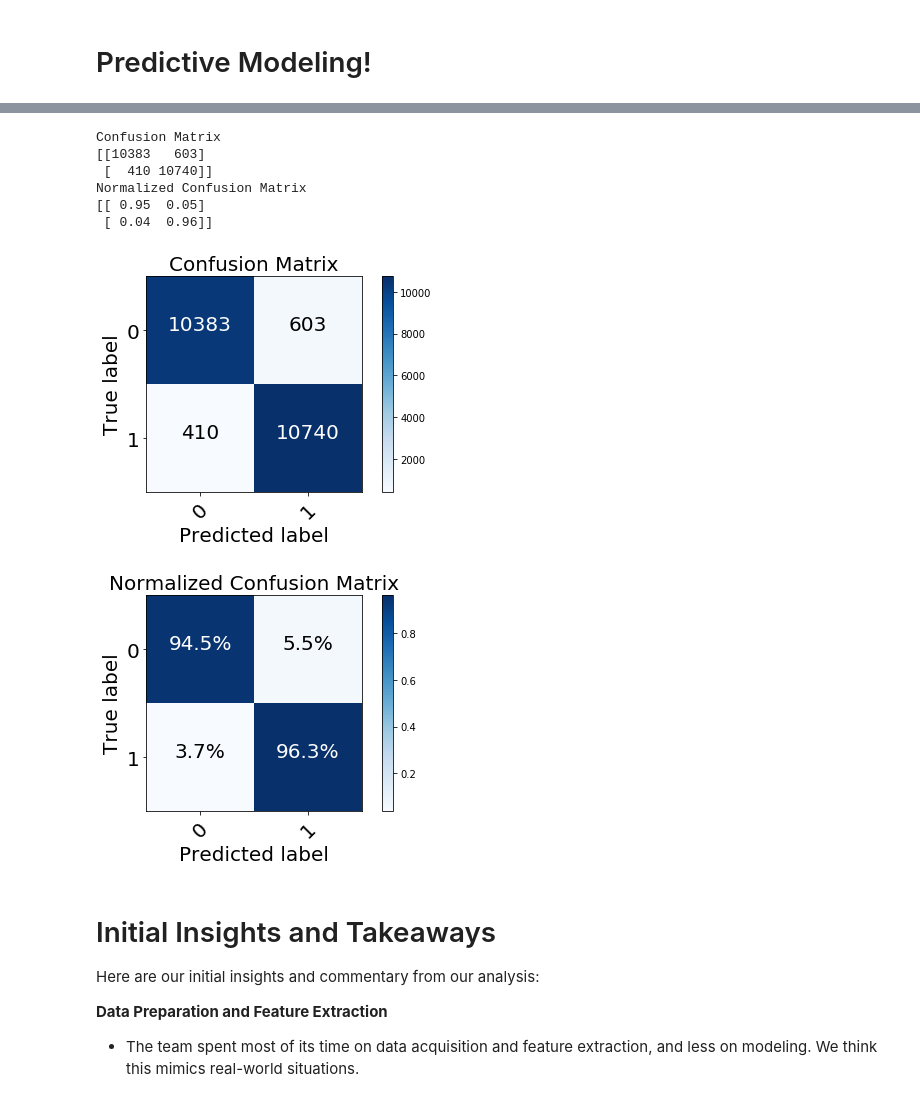
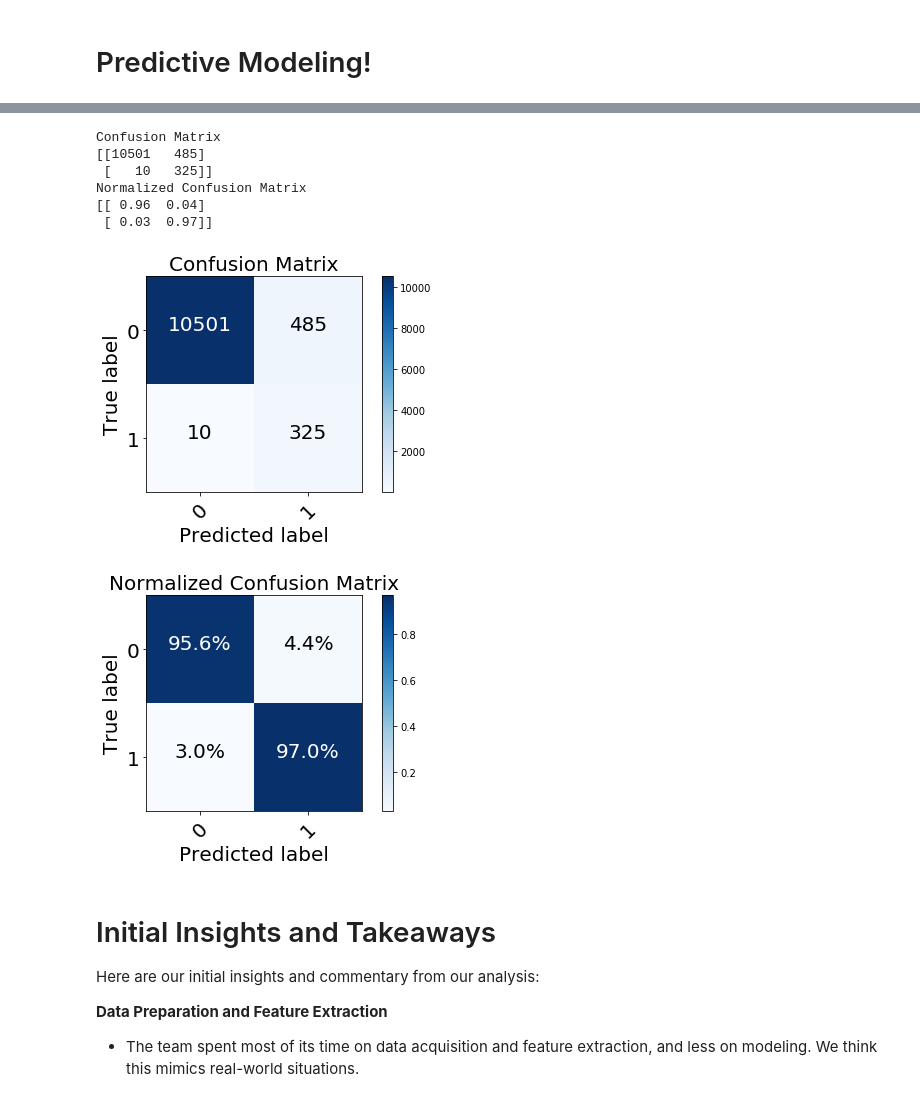
Before and after one commit to ajolson89/W207Fall2018Final, a Jupyter notebook: W207_FinalProj_02MLModels_BaselineSub_KennedyKhannaOlson.ipynb, the cells around one changed output, grey strips where cells are left out. Saved outputs shown, nothing was run; the diff lists cells and outputs as text; code cells hidden in the pictures.

Commit message:
Played with grid search, tuned to recall (but not precision), and discovered probabilities are poorly calibrated

```diff
--- a/W207_FinalProj_02MLModels_BaselineSub_KennedyKhannaOlson.ipynb
+++ b/W207_FinalProj_02MLModels_BaselineSub_KennedyKhannaOlson.ipynb
@@ -194,6 +229,12 @@ print('Train data, % churn: {:.1%}'.format(train['is_churn'].sum() / train['is_c
 print('  Dev data, % churn: {:.1%}'.format(dev['is_churn'].sum() / dev['is_churn'].count()))
 print(' Test data, % churn: {:.1%}'.format(test['is_churn'].sum() / test['is_churn'].count()))
 
+#Reduce dev set to 6% churn
+
+#Select x rows is_churn == 1; append to all rows where is_churn == 0
+dummy, dev_sub = train_test_split(dev[dev.is_churn==1], test_size=0.03)
+dev = pd.concat([dev[dev.is_churn==0], dev_sub], ignore_index=True)
+
 #Split data / labels
 train_labels = train['is_churn']
 train_data = train.drop('is_churn', axis=1)
@@ -334,0 +377,27 @@ avg / total       0.95      0.95      0.95     22136
+# %%
+#XGB Classifier with Grid Search
+# param_grid = {
+#     'reg_lambda': [1, 200, 600],
+#     #'n_estimators' : [100, 300],
+#     #'max_depth': [3, 5, 15, 25],
+#     #'max_features': [3, 5, 10, 20]
+# }
+
+scorers = {
+    'precision_score': make_scorer(precision_score),
+    'recall_score': make_scorer(recall_score),
+    'accuracy_score': make_scorer(accuracy_score)
+}
+
+tuned_parameters = [{'reg_lambda': [0.1, 1, 10],
+                     'learning_rate': [0.1],
+                    }]
+
+# scores = ['precision', 'recall']
+scorers = {'AUC': 'roc_auc', 'Accuracy': make_scorer(accuracy_score)}
+
+clf = GridSearchCV(xgboost.XGBClassifier(n_jobs=7),
+                   tuned_parameters,
+                   #cv=2,
+                   scoring='recall')
+clf.fit(train_data, train_labels)
@@ -335,6 +454,7 @@ avg / total       0.95      0.95      0.95     22136
 # %%
 #Plot accuracy results ('stole' this code from sklearn documentation)
 clf_current = clf_XGB
+clf_current = clf
 
 def plot_confusion_matrix(cm, classes,
                           normalize=False,
@@ -363,39 +483,39 @@ def plot_confusion_matrix(cm, classes,
     thresh = cm.max() / 2.
     for i, j in itertools.product(range(cm.shape[0]), range(cm.shape[1])):
         plt.text(j, i, format(cm[i, j], fmt), size=20,
                  horizontalalignment="center",
                  color="white" if cm[i, j] > thresh else "black")
 
     plt.tight_layout()
     plt.ylabel('True label', size=20)
     plt.xlabel('Predicted label', size=20)
 
 class_names = [0, 1]
 
 # Compute confusion matrix
 cnf_matrix = confusion_matrix(dev_labels, clf_current.predict(dev_data))
 np.set_printoptions(precision=2)
 
 # Plot non-normalized confusion matrix
 plt.figure()
 plot_confusion_matrix(cnf_matrix, classes=class_names,
                       title='Confusion Matrix')
 
 # Plot normalized confusion matrix
 plt.figure()
 plot_confusion_matrix(cnf_matrix, classes=class_names, normalize=True,
                       title='Normalized Confusion Matrix')
 
 plt.show()
 # %% [output]
 Confusion Matrix
-[[10383   603]
- [  410 10740]]
+[[10501   485]
+ [   10   325]]
 Normalized Confusion Matrix
-[[ 0.95  0.05]
- [ 0.04  0.96]]
+[[ 0.96  0.04]
+ [ 0.03  0.97]]
-[figure, old version]
+[figure, new version]
-[figure, old version]
+[figure, new version]
 # %% [markdown]
 # Initial Insights and Takeaways
 
```
Also changed, not shown: parts of 20 cells of this notebook.
